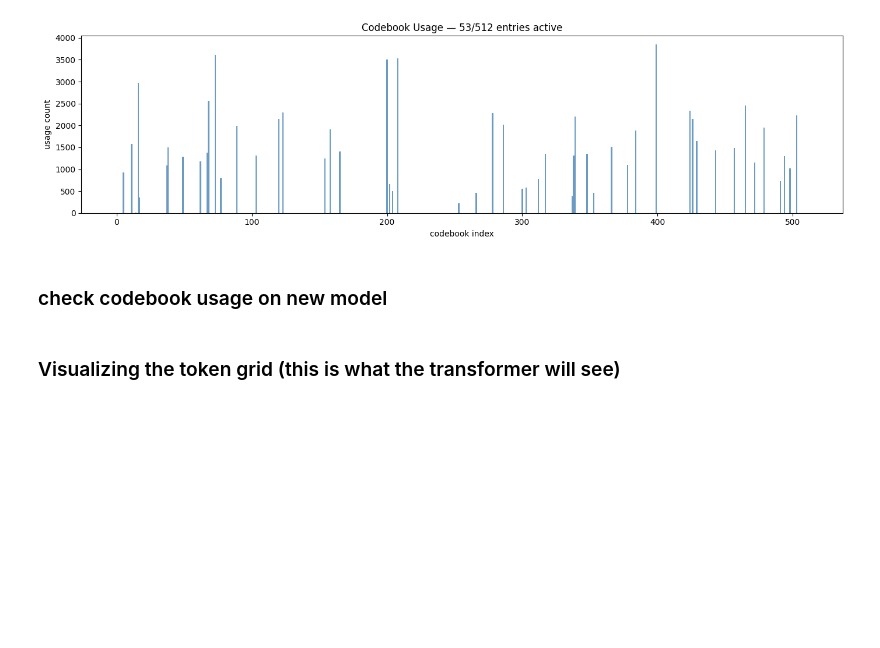
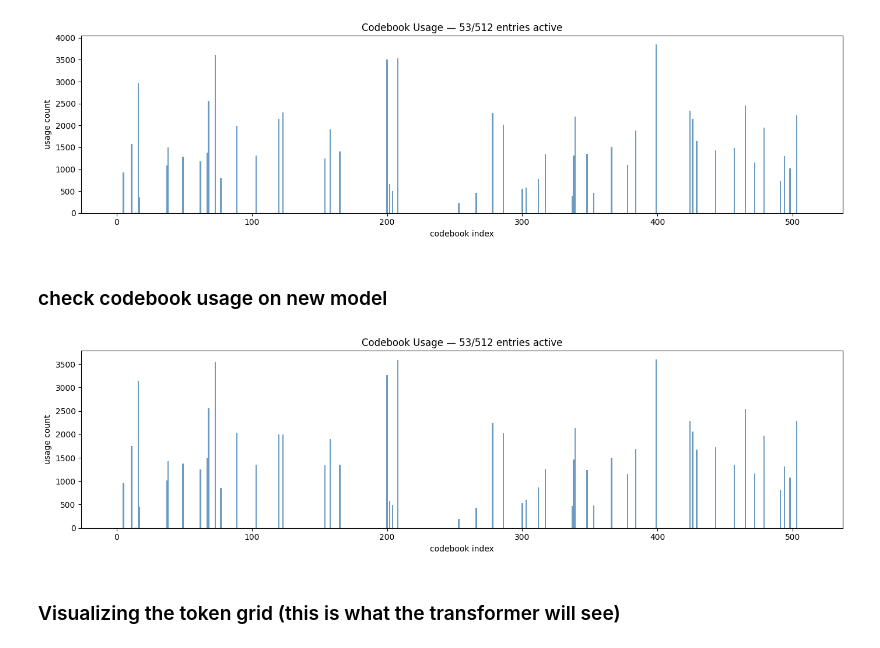
Before and after one commit to jasmeetsingh-028/vqvae-ar-implementation, a Jupyter notebook: notebooks and experiments/n01_vqvae_training_results.ipynb, the cells around one changed output. Cells and saved outputs as stored; diff of their text form; code cells hidden in the pictures; blank space fills up the shorter version.

```diff
--- a/notebooks and experiments/n01_vqvae_training_results.ipynb
+++ b/notebooks and experiments/n01_vqvae_training_results.ipynb
@@ -43,5 +43,5 @@ VQVAE(
 # %%
 # load new model
 new_model = VQVAE().to(device)
-new_model.load_state_dict(torch.load('../checkpoints/vqvae_new.pth', map_location=device))
+new_model.load_state_dict(torch.load('../checkpoints/vqvae.pth', map_location=device))
 new_model.eval()
@@ -91,9 +116,9 @@ new_all_indices = []
 with torch.no_grad():
     for i, (batch, _) in enumerate(train_loader):
         if i >= 20: break
-        _, _, _, _, _, indices = model(batch.to(device)) # indices of shape (64, 8, 8)
+        #_, _, _, _, _, indices = model(batch.to(device)) # indices of shape (64, 8, 8)
         _, _, _, _, _, new_indices = new_model(batch.to(device)) # indices of shape (64, 8, 8)
-        all_indices.append(indices.cpu().flatten())  #flattened shape: (4096,)
+        #all_indices.append(indices.cpu().flatten())  #flattened shape: (4096,)
         new_all_indices.append(new_indices.cpu().flatten())  #flattened shape: (4096,)
 # %%
 # 20 batches of indices used each batch of 64 images for quantization
@@ -134,10 +161,12 @@ plt.tight_layout()
 # %%
 plt.figure(figsize=(14, 4))
 plt.bar(range(512), counts_new.numpy(), width=1.0, color='steelblue', alpha=0.8)
 plt.xlabel('codebook index')
 plt.ylabel('usage count')
-plt.title(f'Codebook Usage — {usage}/512 entries active')
+plt.title(f'Codebook Usage — {new_usage}/512 entries active')
 plt.tight_layout()
+# %% [output]
+[figure, added]
 # %% [markdown]
 ### Visualizing the token grid (this is what the transformer will see)
 # %%
```
Also changed, not shown: parts of 5 cells of this notebook.
